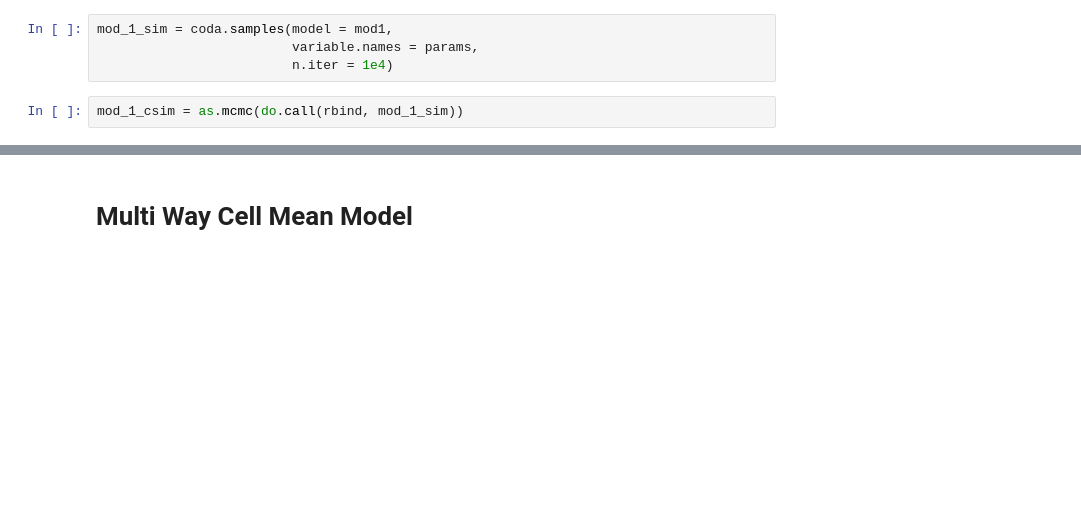
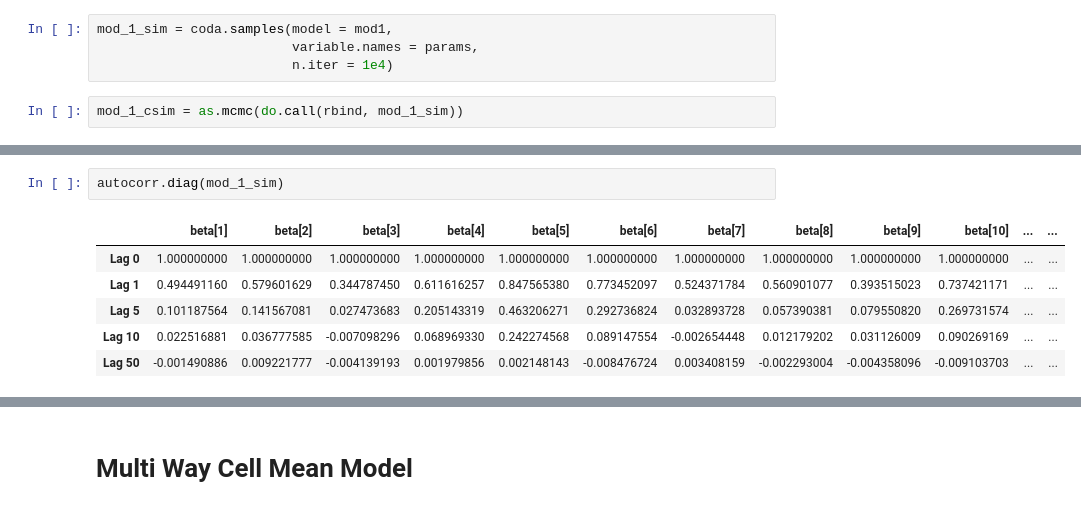
Before and after one commit to itsayushthada/Bayesian-Statistics, a Jupyter notebook: Project-01/02. Bayesian Modelling.ipynb, the cells around one changed output, grey strips where cells are left out. Drawn from its saved outputs; the diff is of its cells as text; blank space fills up the shorter version.

```diff
--- a/Project-01/02. Bayesian Modelling.ipynb
+++ b/Project-01/02. Bayesian Modelling.ipynb
@@ -117,0 +170,9 @@ mod_1_csim = as.mcmc(do.call(rbind, mod_1_sim))
+# %%
+autocorr.diag(mod_1_sim)
+# %% [output]
+|  | beta[1] | beta[2] | beta[3] | beta[4] | beta[5] | beta[6] | beta[7] | beta[8] | beta[9] | beta[10] | ... | ... |
+| Lag 0 | 1.000000000 | 1.000000000 | 1.000000000 | 1.000000000 | 1.000000000 | 1.000000000 | 1.000000000 | 1.000000000 | 1.000000000 | 1.000000000 | ... | ... |
+| Lag 1 | 0.494491160 | 0.579601629 | 0.344787450 | 0.611616257 | 0.847565380 | 0.773452097 | 0.524371784 | 0.560901077 | 0.393515023 | 0.737421171 | ... | ... |
+| Lag 5 | 0.101187564 | 0.141567081 | 0.027473683 | 0.205143319 | 0.463206271 | 0.292736824 | 0.032893728 | 0.057390381 | 0.079550820 | 0.269731574 | ... | ... |
+| Lag 10 | 0.022516881 | 0.036777585 | -0.007098296 | 0.068969330 | 0.242274568 | 0.089147554 | -0.002654448 | 0.012179202 | 0.031126009 | 0.090269169 | ... | ... |
+| Lag 50 | -0.001490886 | 0.009221777 | -0.004139193 | 0.001979856 | 0.002148143 | -0.008476724 | 0.003408159 | -0.002293004 | -0.004358096 | -0.009103703 | ... | ... |
```
Also changed, not shown: parts of 22 cells of this notebook.
